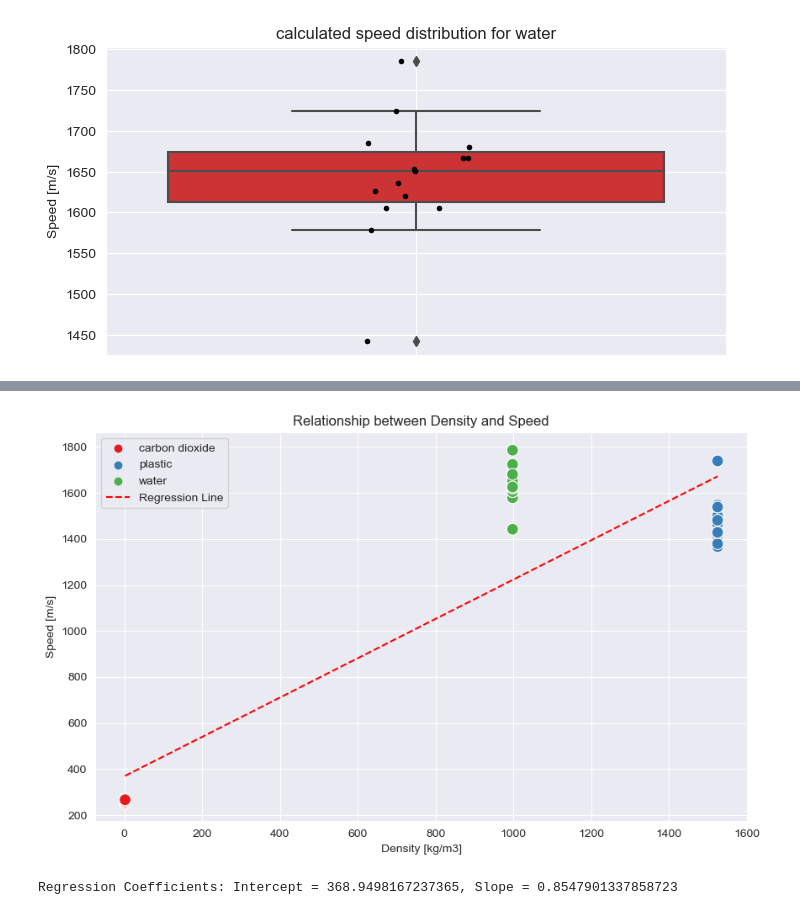
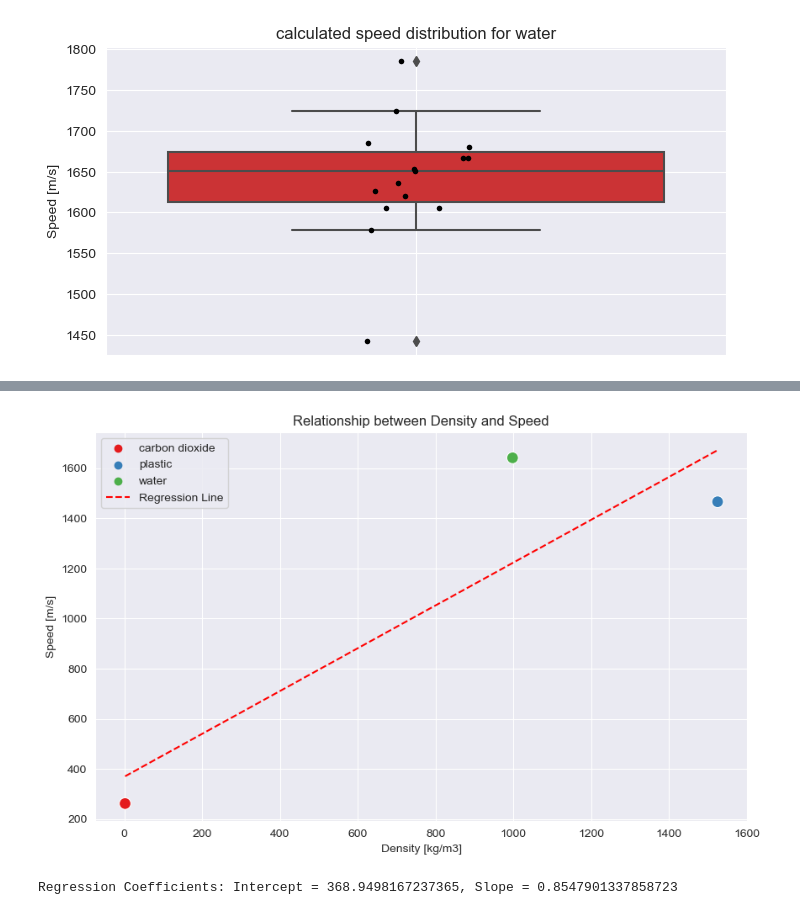
Before and after one commit to HorusXIV/IDAF_Datenanalyse, a Jupyter notebook: Datenanalyse.ipynb, the cells around one changed output, grey strips where cells are left out. Drawn from its saved outputs; the diff is of its cells as text; code cells hidden in the pictures.

```diff
--- a/Datenanalyse.ipynb
+++ b/Datenanalyse.ipynb
@@ -23,20 +24,3 @@ df['speed'] = df['distance'] / df['time']
 
 # Create dataframe with averaged data for speed and distance
 averaged_df = df.groupby(['material', 'distance'])['time', 'speed', 'density'].mean().reset_index()
-# %%
-# Create a line plot using seaborn
-plt.figure(figsize=(10, 6))  # Adjust the figure size as needed
-sns.set_style("darkgrid")
-
-# Plot 1: Line plot (average time per distance)
-sns.lineplot(data=averaged_df, x='distance', y='time', hue='material', marker='o', palette='Set1')
-plt.xlabel('Measured Distance [m]')
-plt.ylabel('Average Measured Time [s]')
-plt.title('Average Time per Distance for Different Materials')
-plt.legend(title="Material", loc="upper left")
-
-# Adjust the layout of subplots
-plt.tight_layout()
-
-# Show the plots
-plt.show()
@@ -144,33 +243,33 @@ for material in materials:
 # %%
 # Create a scatterplot with regression line
 plt.figure(figsize=(10, 6))
-
-sns.scatterplot(data=df, x='density', y='speed', hue='material', palette='Set1', s=100)
+averaged_material_df = df.groupby(['material'])['speed', 'density'].mean().reset_index()
+sns.scatterplot(data=averaged_material_df, x='density', y='speed', hue='material', palette='Set1', s=100)
 plt.xlabel('Density [kg/m3]')
 plt.ylabel('Speed [m/s]')
 plt.title('Relationship between Density and Speed')
 
 # Fit a linear regression model to the data points
 X = df['density'].values.reshape(-1, 1)
 y = df['speed'].values
 
 regressor = LinearRegression()
 regressor.fit(X, y)
 
 # Plot the regression line
 x_values = np.linspace(df['density'].min(), df['density'].max(), 100)
 y_values = regressor.predict(x_values.reshape(-1, 1))
 plt.plot(x_values, y_values, linestyle='--', color='red', label='Regression Line')
 
 # Show legend
 plt.legend()
 
 # Show the plot
 plt.grid(True)
 plt.show()
 
 # Print regression coefficients
 print(f'Regression Coefficients: Intercept = {regressor.intercept_}, Slope = {regressor.coef_[0]}')
 # %% [output]
-[figure, old version]
+[figure, new version]
 Regression Coefficients: Intercept = 368.9498167237365, Slope = 0.8547901337858723
```
Also changed, not shown: parts of 5 cells of this notebook, 1 other file.
